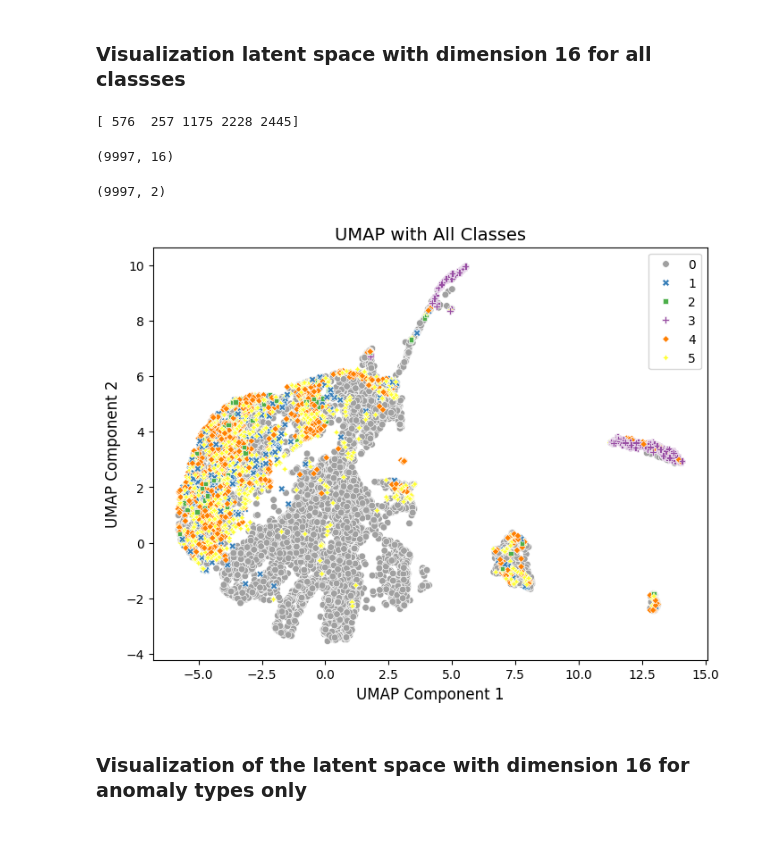
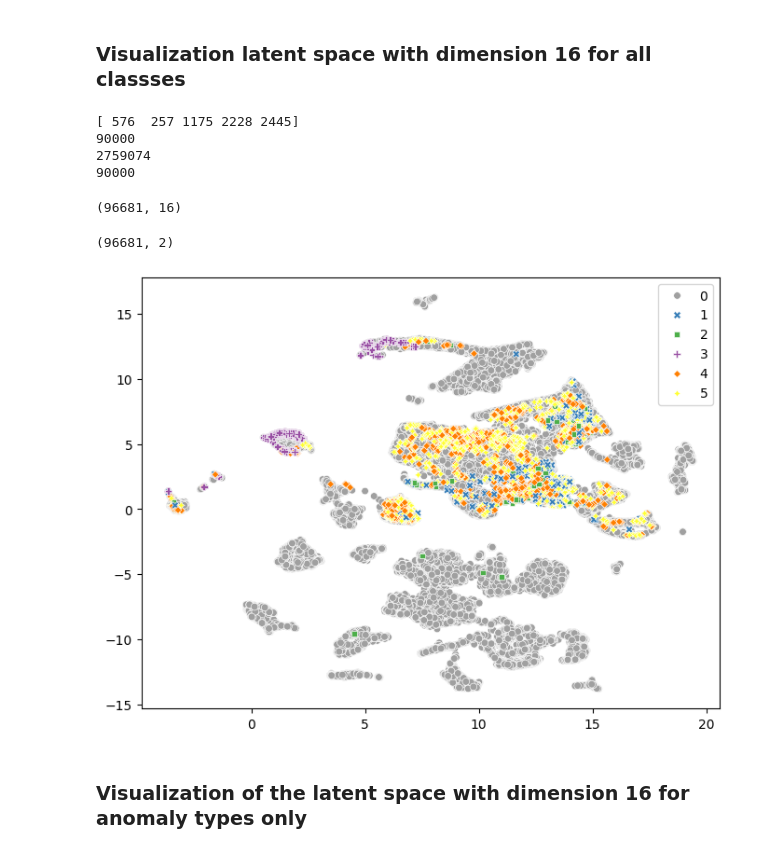
Before and after one commit to darosali/explainable-latent-classifiers, a Jupyter notebook: amaretto_full.ipynb, the cells around one changed output. Saved outputs shown, nothing was run; the diff lists cells and outputs as text; code cells hidden in the pictures.

```diff
--- a/amaretto_full.ipynb
+++ b/amaretto_full.ipynb
@@ -43,7 +41,8 @@ shape: (29_704_090, 130)
 | 29426273 | 2019-03-25 23:59:49 | "Client_016" | 0 | 0 | -1.523241 | 0 | 1 | ... |
 # %%
 df_train, df_val, df_test = split_data(df)
-columns_to_drop = ['id', 'Anomaly', 'Anomaly_bin', 'Originator', 'datetime']
+#columns_to_drop = ['id', 'Anomaly', 'Anomaly_bin', 'Originator', 'datetime']
+columns_to_drop = ['id', 'Anomaly', 'Anomaly_bin', 'Originator', 'datetime', 'day_of_week', 'day_of_month', 'hour', 'minute', 'day_of_month_cos', 'minute_cos', 'day_of_month_sin', 'minute_sin']
 
 target_column = 'Anomaly'
 y_train = df_train.select(target_column).to_numpy().flatten()
@@ -76,5 +75,5 @@ print(len(train_loader))
 # %% [output]
 <All keys matched successfully>
 # %%
-model = train(train_loader, val_loader, input_dim, hidden_layers=[64, 32], latent_dim=16, epochs=6, lr=0.0001)
+model = train(train_loader, val_loader, input_dim, hidden_layers=[64, 32], latent_dim=16, epochs=7, lr=0.0001)
 # %% [output]
@@ -100,7 +101,7 @@ torch.save(model2.state_dict(), "autoencoder_2.pth")
 # %% [markdown]
 ### Visualization latent space with dimension 16 for all classses
 # %%
-X, y, _ = sample_data(X_test, y_test, n_samples=10000, anomaly_ratio=0.3)
+X, y, _ = sample_data(X_test, y_test, n_samples=100000, anomaly_ratio=0.1)
 #y_bin = (y != 0) * 1
 model.eval()
 X_tensor = torch.tensor(X, dtype=torch.float32)
@@ -110,12 +111,16 @@ z_test = z_test.cpu().numpy()
 z_test.shape
 # %% [output]
 [ 576  257 1175 2228 2445]
+90000
+2759074
+90000
-(9997, 16)
+(96681, 16)
 # %%
+reducer = umap.UMAP()
 embedding = reducer.fit_transform(z_test)
 embedding.shape
 # %% [output]
-(9997, 2)
+(96681, 2)
 # %%
 all_labels = np.array([0, 1, 2, 3, 4, 5])
 set1_colors = sns.color_palette("Set1", n_colors=len(all_labels))
@@ -123,16 +128,17 @@ custom_palette = ["#A0A0A0"] + set1_colors[1:]
 # %%
 plt.figure(figsize=(8, 6))
 sns.scatterplot(x=embedding[y == 0, 0], y=embedding[y == 0, 1], hue=y[y == 0], palette=custom_palette,
                 s=30, style=y[y == 0], hue_order=all_labels, style_order=all_labels, legend=False)
 sns.scatterplot(x=embedding[y != 0, 0], y=embedding[y != 0, 1], hue=y[y != 0], palette=custom_palette,
                 s=30, style=y[y != 0], hue_order=all_labels, style_order=all_labels, legend="full")
-plt.title('UMAP with All Classes', fontsize=14)
-plt.xlabel('UMAP Component 1', fontsize=12)
-plt.ylabel('UMAP Component 2', fontsize=12)
+#plt.title('UMAP with All Classes', fontsize=14)
+#plt.xlabel('UMAP Component 1', fontsize=12)
+#plt.ylabel('UMAP Component 2', fontsize=12)
 #plt.legend(title="Labels", labels=["Normal", "Fraud"])
+plt.savefig("figs/autoencoder_16_umap_all_classes.png")
 plt.show()
 # %% [output]
-[figure, old version]
+[figure, new version]
 # %% [markdown]
 ### Visualization of the latent space with dimension 16 for anomaly types only
 # %%
```
Also changed, not shown: parts of 30 cells of this notebook, 1 other file.
